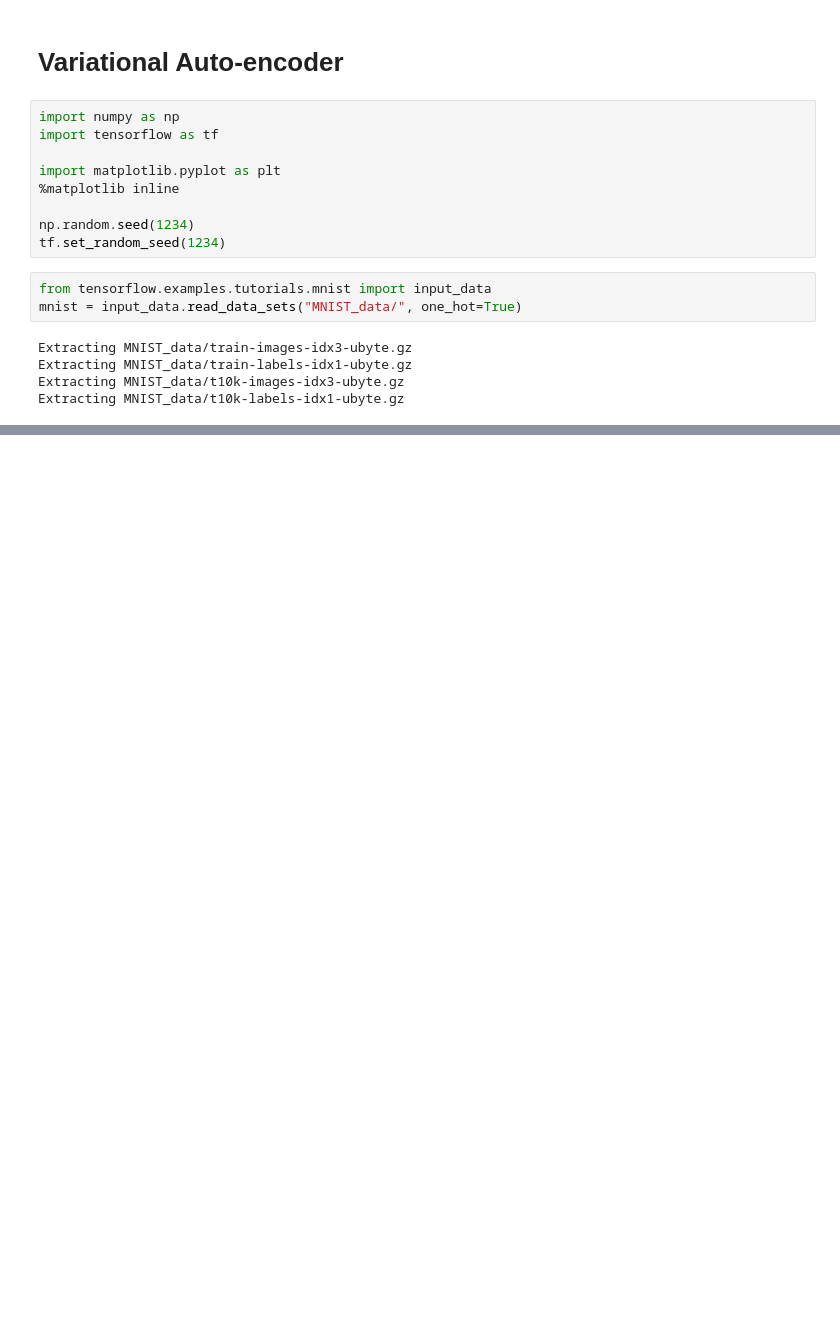
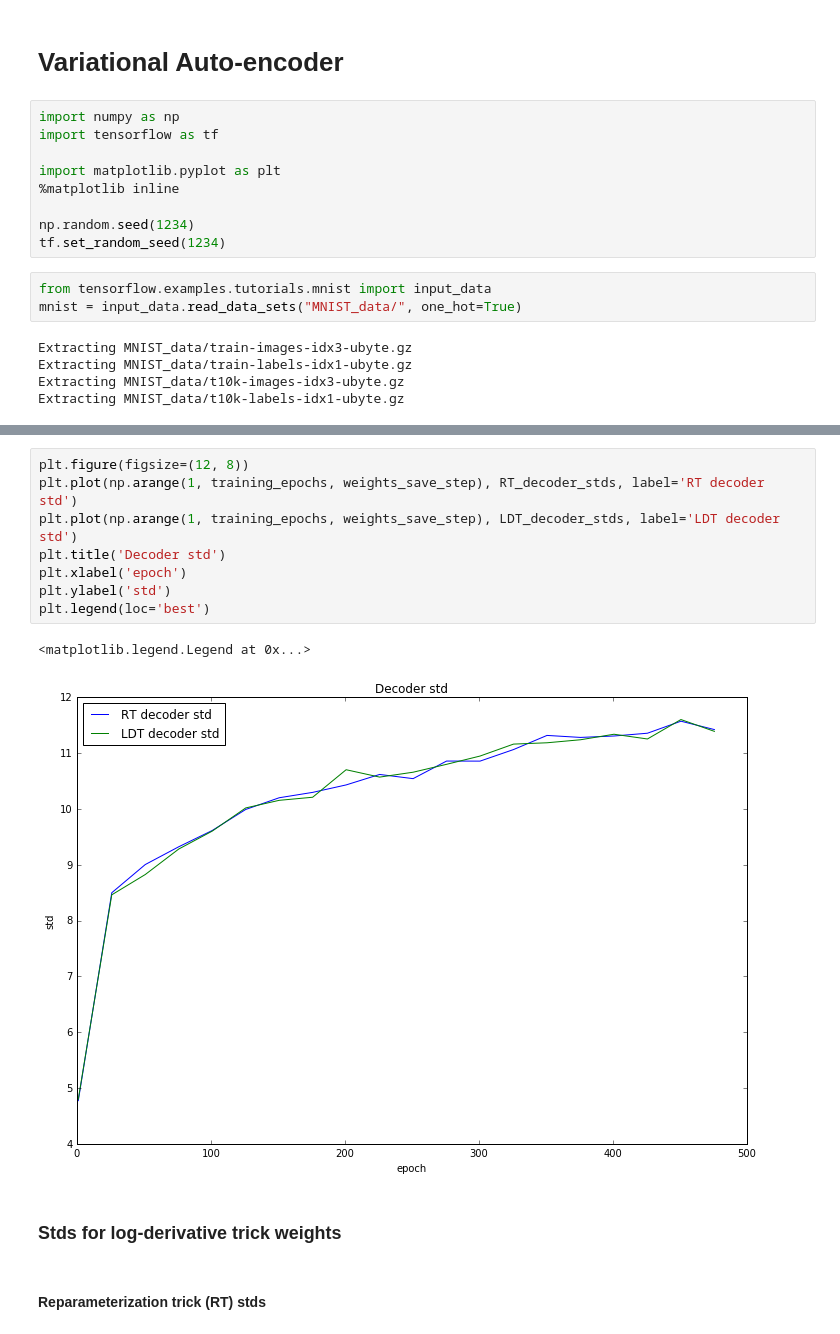
Before and after one commit to ai-alanov/Variational-Autoencoder, a Jupyter notebook: notebook/VAE.ipynb, the cells around one changed output, grey strips where cells are left out. Drawn from its saved outputs; the diff is of its cells as text; blank space fills up the shorter version.

```diff
--- a/notebook/VAE.ipynb
+++ b/notebook/VAE.ipynb
@@ -295,0 +379,15 @@ Epoch: 0076, gradient variance = 0.000040550
+# %%
+plt.figure(figsize=(12, 8))
+plt.plot(np.arange(1, training_epochs, weights_save_step), RT_decoder_stds, label='RT decoder std')
+plt.plot(np.arange(1, training_epochs, weights_save_step), LDT_decoder_stds, label='LDT decoder std')
+plt.title('Decoder std')
+plt.xlabel('epoch')
+plt.ylabel('std')
+plt.legend(loc='best')
+# %% [output]
+<matplotlib.legend.Legend at 0x...>
+[figure, added]
+# %% [markdown]
+### Stds for log-derivative trick weights
+# %% [markdown]
+#### Reparameterization trick (RT) stds
```
Also changed, not shown: parts of 44 cells of this notebook.
